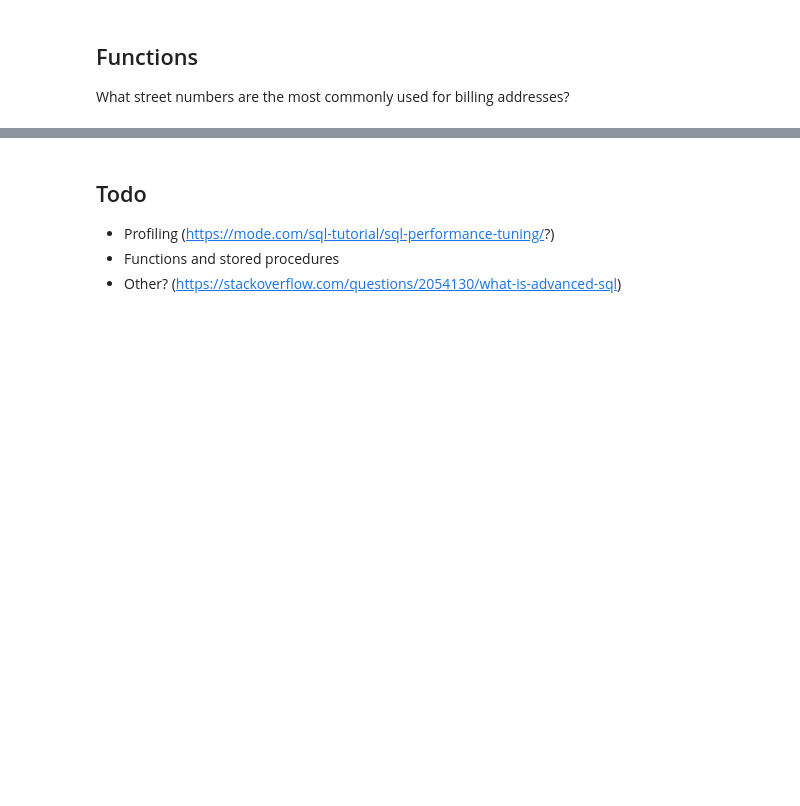
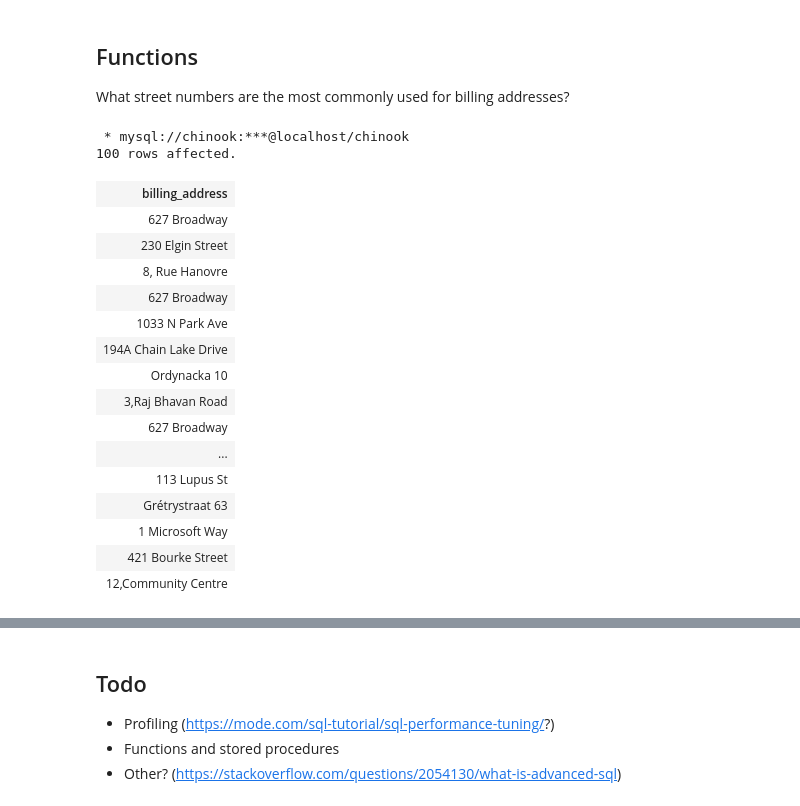
Before and after one commit to dwitvliet/SQL-playground, a Jupyter notebook: SQL-playground.ipynb, the cells around one changed output, grey strips where cells are left out. Cells and saved outputs as stored; diff of their text form; code cells hidden in the pictures; blank space fills up the shorter version.

```diff
--- a/SQL-playground.ipynb
+++ b/SQL-playground.ipynb
@@ -232,6 +232,30 @@ LIMIT 10
 ## Functions
 
 What street numbers are the most commonly used for billing addresses?
+# %%
+%%sql
+SELECT billing_address
+FROM invoice
+LIMIT 100;
+# %% [output]
+ * mysql://chinook:***@localhost/chinook
+100 rows affected.
+| billing_address |
+| 627 Broadway |
+| 230 Elgin Street |
+| 8, Rue Hanovre |
+| 627 Broadway |
+| 1033 N Park Ave |
+| 194A Chain Lake Drive |
+| Ordynacka 10 |
+| 3,Raj Bhavan Road |
+| 627 Broadway |
+| ... |
+| 113 Lupus St |
+| Grétrystraat 63 |
+| 1 Microsoft Way |
+| 421 Bourke Street |
+| 12,Community Centre |
 # %%
 %%sql
 
```
Also changed, not shown: parts of 1 cell of this notebook.
